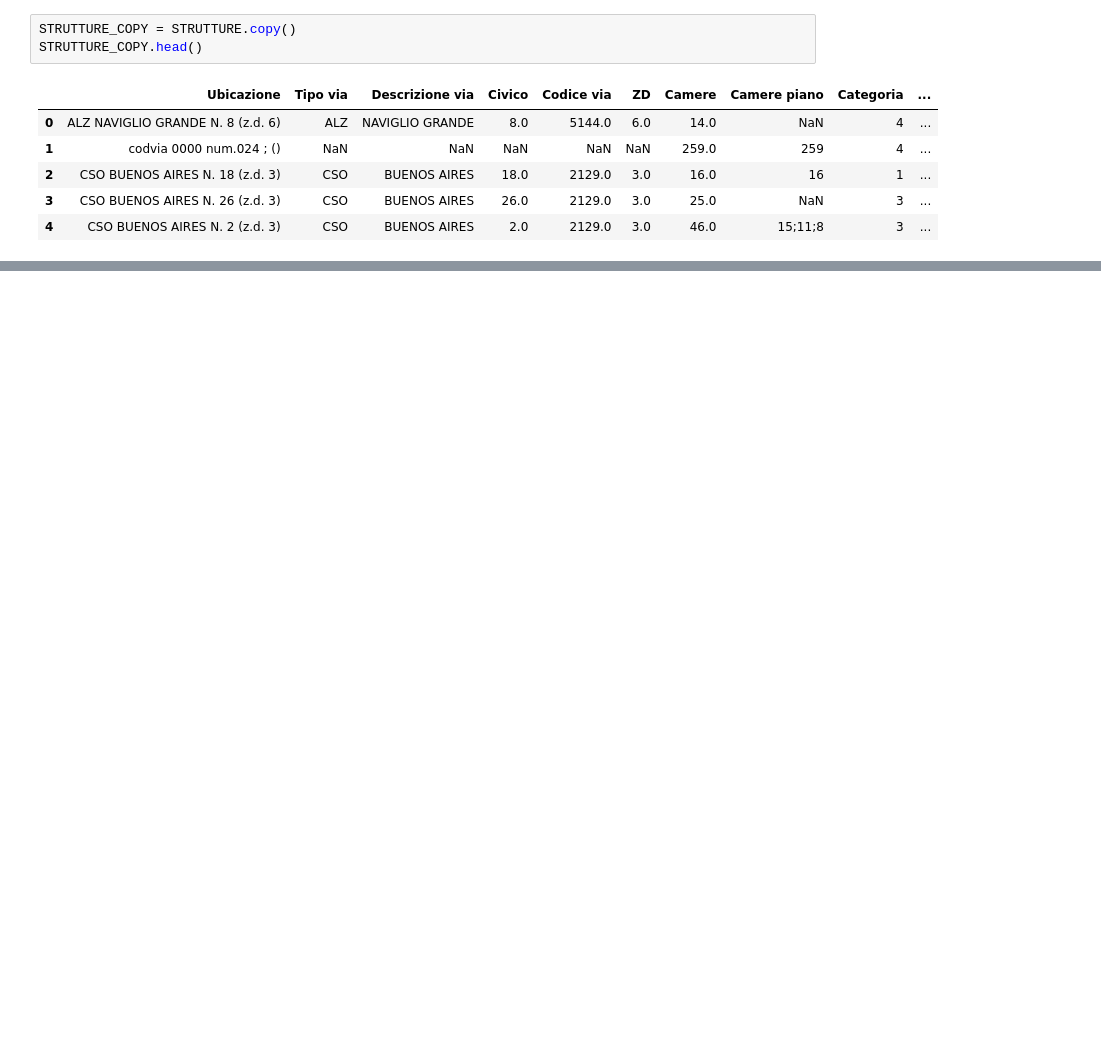
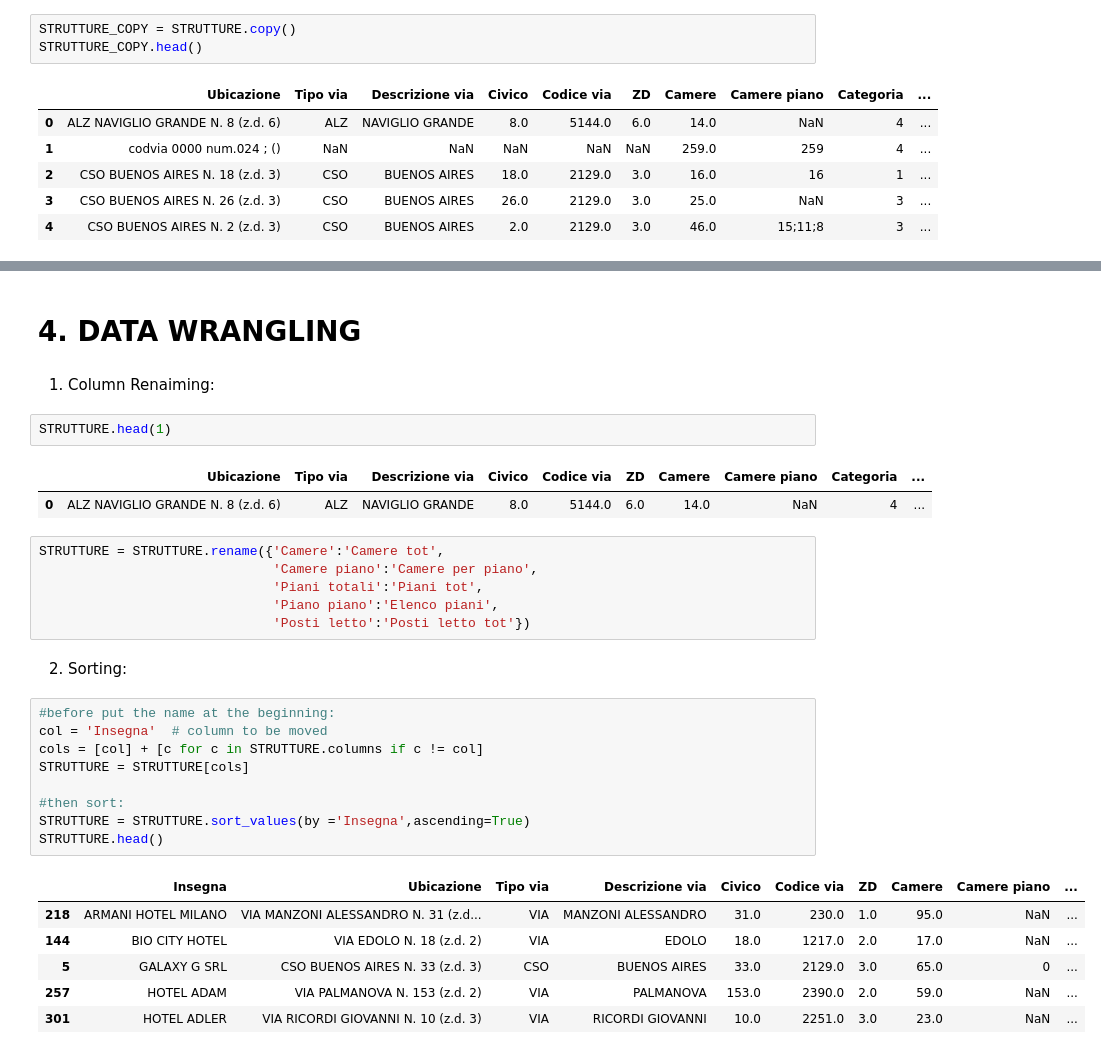
Before and after one commit to silviamacchi/DataQuality_project, a Jupyter notebook: Script_Silvia.ipynb, the cells around one changed output, grey strips where cells are left out. Cells and saved outputs as stored; diff of their text form; blank space fills up the shorter version.

```diff
--- a/Script_Silvia.ipynb
+++ b/Script_Silvia.ipynb
@@ -401,0 +510,33 @@ Consistency: 62.5 %
+# %% [markdown]
+# **4. DATA WRANGLING**
+# %% [markdown]
+1. Column Renaiming:
+# %%
+STRUTTURE.head(1)
+# %% [output]
+|  | Ubicazione | Tipo via | Descrizione via | Civico | Codice via | ZD | Camere | Camere piano | Categoria | ... |
+| 0 | ALZ NAVIGLIO GRANDE N. 8 (z.d. 6) | ALZ | NAVIGLIO GRANDE | 8.0 | 5144.0 | 6.0 | 14.0 | NaN | 4 | ... |
+# %%
+STRUTTURE = STRUTTURE.rename({'Camere':'Camere tot',
+                              'Camere piano':'Camere per piano',
+                              'Piani totali':'Piani tot',
+                              'Piano piano':'Elenco piani',
+                              'Posti letto':'Posti letto tot'})
+# %% [markdown]
+2. Sorting:
+# %%
+#before put the name at the beginning:
+col = 'Insegna'  # column to be moved
+cols = [col] + [c for c in STRUTTURE.columns if c != col]
+STRUTTURE = STRUTTURE[cols]
+
+#then sort:
+STRUTTURE = STRUTTURE.sort_values(by ='Insegna',ascending=True)
+STRUTTURE.head()
+# %% [output]
+|  | Insegna | Ubicazione | Tipo via | Descrizione via | Civico | Codice via | ZD | Camere | Camere piano | ... |
+| 218 | ARMANI HOTEL MILANO | VIA MANZONI ALESSANDRO N. 31 (z.d... | VIA | MANZONI ALESSANDRO | 31.0 | 230.0 | 1.0 | 95.0 | NaN | ... |
+| 144 | BIO CITY HOTEL | VIA EDOLO N. 18 (z.d. 2) | VIA | EDOLO | 18.0 | 1217.0 | 2.0 | 17.0 | NaN | ... |
+| 5 | GALAXY G SRL | CSO BUENOS AIRES N. 33 (z.d. 3) | CSO | BUENOS AIRES | 33.0 | 2129.0 | 3.0 | 65.0 | 0 | ... |
+| 257 | HOTEL ADAM | VIA PALMANOVA N. 153 (z.d. 2) | VIA | PALMANOVA | 153.0 | 2390.0 | 2.0 | 59.0 | NaN | ... |
+| 301 | HOTEL ADLER | VIA RICORDI GIOVANNI N. 10 (z.d. 3) | VIA | RICORDI GIOVANNI | 10.0 | 2251.0 | 3.0 | 23.0 | NaN | ... |
```
Also changed, not shown: parts of 32 cells of this notebook, 2 other files.
